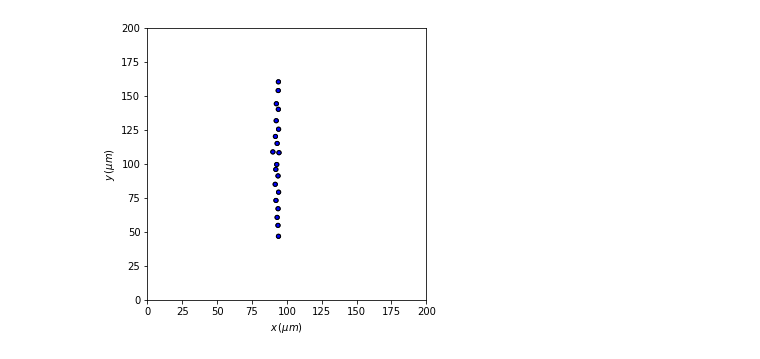
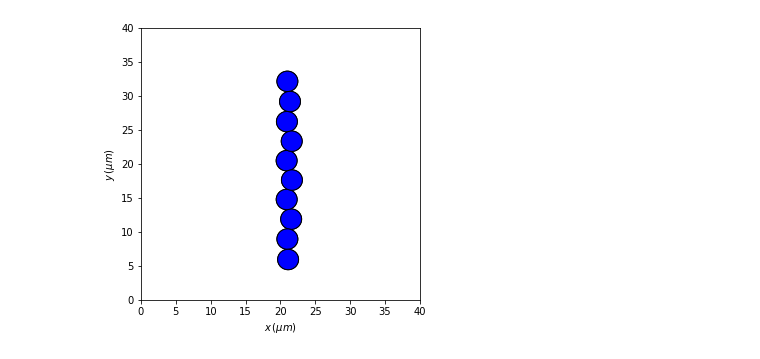
Before and after one commit to MoAbdelaziz/acoustophoresis, a Jupyter notebook: acoustophoresis.ipynb, the cells around one changed output. Saved outputs shown, nothing was run; the diff lists cells and outputs as text; code cells hidden in the pictures.

```diff
--- a/acoustophoresis.ipynb
+++ b/acoustophoresis.ipynb
@@ -21,7 +21,7 @@ from IPython.display import HTML
 density_medium = 1000
 soundspeed_medium =1480
 density_particle = 1180
-soundspeed_particle = 1480*1.1 # not known
+soundspeed_particle = 1480*1.2 # not known
 
 compress_medium = 1/(density_medium*soundspeed_medium**2)
 compress_particle = 1/(density_particle*soundspeed_particle**2)
@@ -53,15 +53,16 @@ length_scale = 1
 time_scale = 1
 mass_scale = 1
 
-num_particles = 20
+num_particles = 10
 
 particle_vel = np.zeros((num_particles,3))
 max_iterations = 100 # for checking particle overlap at each timestep
-overlap_tol = .01*radius # tolerance for overlapping particles to not repeatedly run excluded volume check
+overlap_tol = .001*radius # tolerance for overlapping particles to not repeatedly run excluded volume check
 
 standing_wave_amplitude = 4*np.pi*radius**3*acoustic_energy_density*wavenumber*contrast_factor
-Omega_a_squared =     1*10**-9 # vortex strength
-
+Omega_a_squared =     1*10**-10 # vortex strength
+rotlet_strength = 1*10**-14
+rotlet_direction = np.asarray([0,1,0])
 
 
 def force_grav(rho_p,rho_m,radius): # currently unused
@@ -94,8 +95,9 @@ def update_pos(particle_pos, particle_vel, timestep):
     force1 = standing_wave_arf(new_pos)
     force2 = 6*np.pi*viscosity*radius*vortex(new_pos)[0,:,:]
     force3 = bjerknes_total(new_pos)
-    total_force = force1 + force2 +force3
-    new_vel += hydro_interact(particle_pos,total_force)
+    force4 = 6*np.pi*viscosity*radius*rotating_particles(new_pos)
+    total_force = force1  +force3 +force2
+    new_vel = hydro_interact(new_pos,total_force)
 
 #     new_pos = new_pos % (x_size,y_size,z_size)
     return new_pos, new_vel
@@ -105,12 +107,14 @@ def exclude_volume(particle_pos, timestep, radius):
     # Loops for pairwise checking without self- or double-counting
     num_iterations = 0
     while num_iterations < max_iterations:
+        if num_iterations == max_iterations-1:
+            print('Excluded volume hit max iterations')
         num_iterations += 1
         num_overlaps = 0
         for i in range(0,num_particles-1):
             for j in range(i+1,num_particles):
                 distance_vector = particle_pos[i,:]-particle_pos[j,:]
-                distance = np.sqrt(np.sum(distance_vector**2))
+                distance = np.linalg.norm(distance_vector)
                 overlap_length = 2*radius-distance
                 if overlap_length >overlap_tol:
                     num_overlaps += 1
@@ -218,17 +222,7 @@ def bjerknes_single(particle_pos1, particle_pos2):
     theta = np.arctan2(np.sqrt(x**2+y**2),z)
     phi = np.arctan2(y,x)
 
-    r_component = -(np.pi*a_p**3*a_s**3*E0*k**4)/(18*R**4)\
-                    *(f0s*R*np.sin(H)\
-                      *(np.cos(theta)*np.cos(H-R*np.cos(theta))\
-                      *(np.cos(R)*(8*f0p*R**2+3*f1p*(R**2-8))-15*f1p*R*np.sin(R))\
-                      +R*np.sin(H-R*np.cos(theta))*(4*np.cos(R)*(2*f0p+3*f1p*np.cos(theta)**2)\
-                                                    +R*np.sin(R)*(8*f0p+3*f1p*np.cos(theta)**2)))\
-    +3*f1s*np.cos(H)*(np.cos(H-R*np.cos(theta))*(R*np.sin(R)*(4*f0p*R**2*np.cos(theta)**2+3*f1p*((R**2-9)*np.cos(2*theta)+R**2-1))\
-                                                 +4*f0p*R**2*np.cos(theta)**2*np.cos(R)+3*f1p*np.cos(R)*((4*R**2-9)*np.cos(2*theta)+R**2-3)-6*f1p*R)\
-                      +R*np.cos(theta)*np.sin(H-R*np.cos(theta))*(np.cos(R)*(R**2*(-(4*f0p+3*f1p))+8*f0p-3*f1p*(R**2-3)*np.cos(2*theta)+3*f1p)\
-                                                                   +R*(np.sin(R)*(8*f0p+9*f1p*np.cos(2*theta))+3*f1p))))
-
+    # Shorthand for common functions
     st = np.sin(theta)
     ct = np.cos(theta)
     ch = np.cos(H)
@@ -238,6 +232,19 @@ def bjerknes_single(particle_pos1, particle_pos2):
     chrct = np.cos(H-R*ct)
     shrct = np.sin(H-R*ct)
 
+    r_component = -(np.pi*a_p**3*a_s**3*E0*k**4)/(18*R**4)\
+                    *(f0s*R*sh\
+                      *(ct*chrct\
+                      *(cr*(8*f0p*R**2+3*f1p*(R**2-8))-15*f1p*R*sr)\
+                      +R*shrct*(4*np.cos(R)*(2*f0p+3*f1p*ct**2)\
+                                                    +R*sr*(8*f0p+3*f1p*ct**2)))\
+    +3*f1s*ch*(chrct*(R*sr*(4*f0p*R**2*ct**2+3*f1p*((R**2-9)*np.cos(2*theta)+R**2-1))\
+                                                 +4*f0p*R**2*ct**2*cr+3*f1p*cr*((4*R**2-9)*np.cos(2*theta)+R**2-3)-6*f1p*R)\
+                      +R*ct*shrct*(cr*(R**2*(-(4*f0p+3*f1p))+8*f0p-3*f1p*(R**2-3)*np.cos(2*theta)+3*f1p)\
+                                                                   +R*(np.sin(R)*(8*f0p+9*f1p*np.cos(2*theta))+3*f1p))))
+
+
+    # r_component checked carefully against mathematica
     theta_component = (np.pi*a_p**3*a_s**3*E0*k**4)/(18*R**4)\
                     *(3*R*st*(sr*chrct*(4*f1s*ct*ch*(f0p*R**2+9*f1p)+f0s*f1p*R*sh)+R*shrct*(f1s*ch*(sr*(9*f1p*np.cos(2*theta)-4*f0p)+3*f1p)\
                                                                                             +f0s*f1p*R*ct*sh*sr))\
@@ -250,6 +257,19 @@ def bjerknes_single(particle_pos1, particle_pos2):
     theta_hat =((x*x_hat + y*y_hat)*z - (x**2+y**2)*z_hat)/(np.sqrt(x**2+y**2+z**2)*np.sqrt(x**2+y**2))
     force_cartesian = r_component*r_hat + theta_component*theta_hat
     return force_cartesian
+
+def rotating_particles(particle_pos):
+    # Calculate flow field contribution from each particle having its own torque
+    mu = dynamic_viscosity
+    gamma = rotlet_strength*rotlet_direction
+    total_flow = np.zeros((num_particles,3))
+    for i in range(num_particles):
+        for j in range(num_particles):
+            if i!=j:
+                r_vec = particle_pos[j,:] - particle_pos[i,:]
+                r_mag = np.linalg.norm(r_vec)
+                total_flow[j,:] += np.cross(gamma,r_vec)/r_mag**3
+    return total_flow
 
 def run(time_max,timestep):
     times = []
@@ -265,17 +285,18 @@ def run(time_max,timestep):
         particle_pos, particle_vel = update_pos(particle_pos,particle_vel,timestep)
     return times, positions, velocities
 
-x_range = [0,resonator_width*.01]
-y_range = [0,resonator_width*.01]
+x_range = [0,resonator_width*.002]
+y_range = [0,resonator_width*.002]
 z_range = [0,resonator_height]
 x_size = x_range[1]-x_range[0]
 y_size = y_range[1]-y_range[0]
 z_size = z_range[1]-z_range[0]
 
-total_steps = 2000
-time_step = 1*10**(-2)
+total_steps = 4000
+time_step = 1*10**(-3)
+run_time=time()
 times, positions, velocities = run(total_steps*time_step, time_step)
-
+print('Run time ' + str(time()-run_time))
 positions = np.asarray(positions)
 velocities = np.asarray(positions)
 # Plot system at start and end
@@ -330,10 +351,14 @@ def animate(i):
         circle_dict["circle"+str(n)].center = (x_pos[i,n],y_pos[i,n])
         circle_dict["circle"+str(n)].set_alpha(alphas[i,n])
     return circle_dict.values()
-anim_step=2
+anim_step=10
 num_steps = len(positions[:,0,0])
 frame_list = np.arange(0,num_steps,anim_step)
+
+anim_time = time()
 anim=animation.FuncAnimation(fig,animate,init_func=init,frames=frame_list,interval = 42,blit=True)
 
-HTML(anim.to_html5_video())
+play=HTML(anim.to_html5_video())
+print('Anim time ' + str(time()-anim_time))
+play
 # %% [output]
@@ -342,4 +369,4 @@ HTML(anim.to_html5_video())
-[figure, old version]
+[figure, new version]
 # %%
 for n in range(num_particles):
     plt.plot(z_pos[:,n])
```
Also changed, not shown: parts of 5 cells of this notebook, 3 other files.
